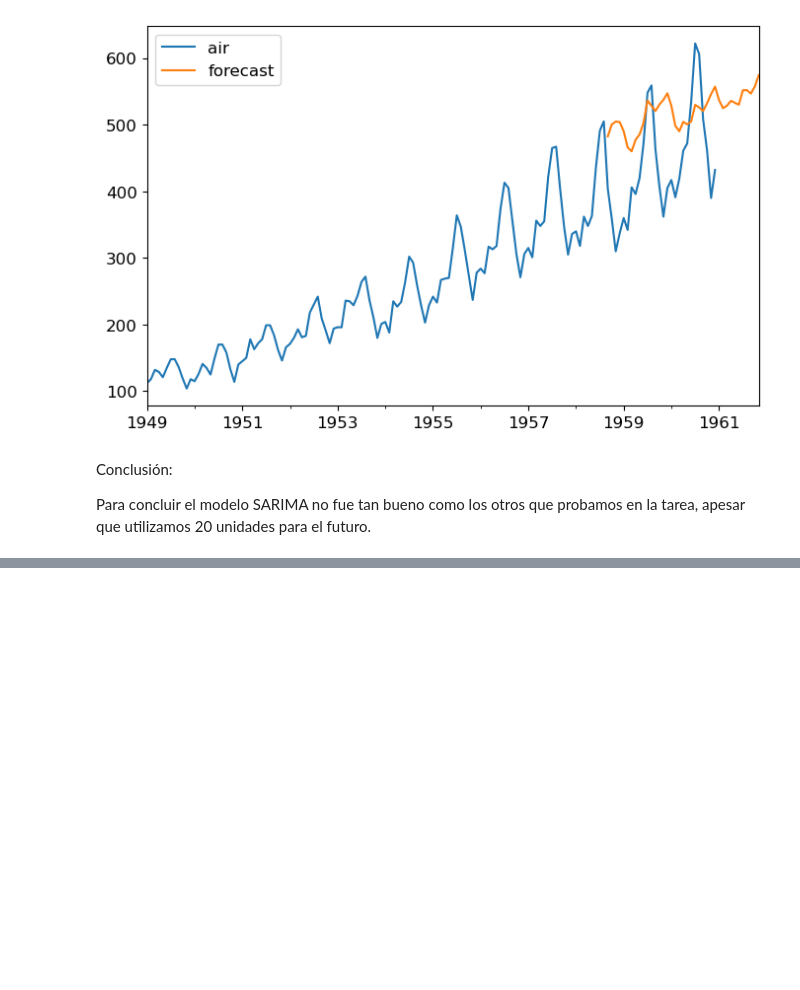
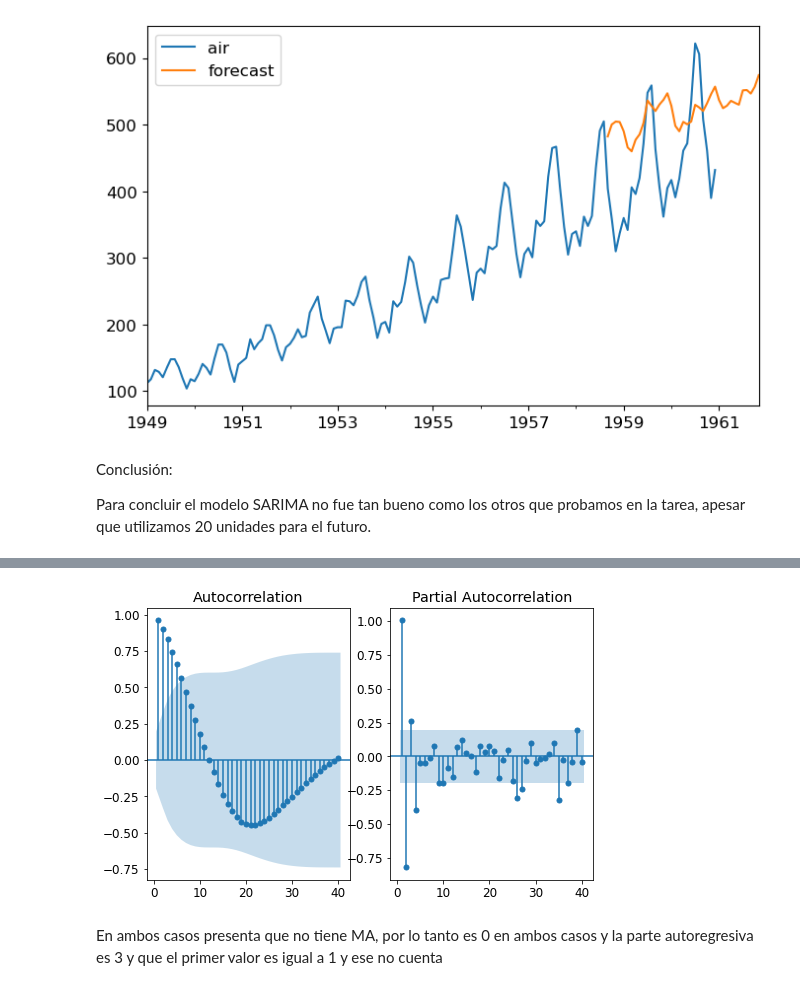
Before and after one commit to Claudia0806/Tarea2_CCCastillejos_LXPerez, a Jupyter notebook: Tarea2_CCCastillejos_LXPerez.ipynb, the cells around one changed output, grey strips where cells are left out. Drawn from its saved outputs; the diff is of its cells as text; code cells hidden in the pictures; blank space fills up the shorter version.

```diff
--- a/Tarea2_CCCastillejos_LXPerez.ipynb
+++ b/Tarea2_CCCastillejos_LXPerez.ipynb
@@ -811,0 +952,8 @@ Para concluir el modelo SARIMA no fue tan bueno como los otros que probamos en l
+# %%
+diff_values = pd.DataFrame(values).dropna()
+
+plot_acf_pacf(diff_values, {'lags':40})
+# %% [output]
+[figure, added]
+# %% [markdown]
+En ambos casos presenta que no tiene MA, por lo tanto es 0 en ambos casos y la parte autoregresiva es 3 y que el primer valor es igual a 1 y ese no cuenta
```
Also changed, not shown: parts of 15 cells of this notebook.
